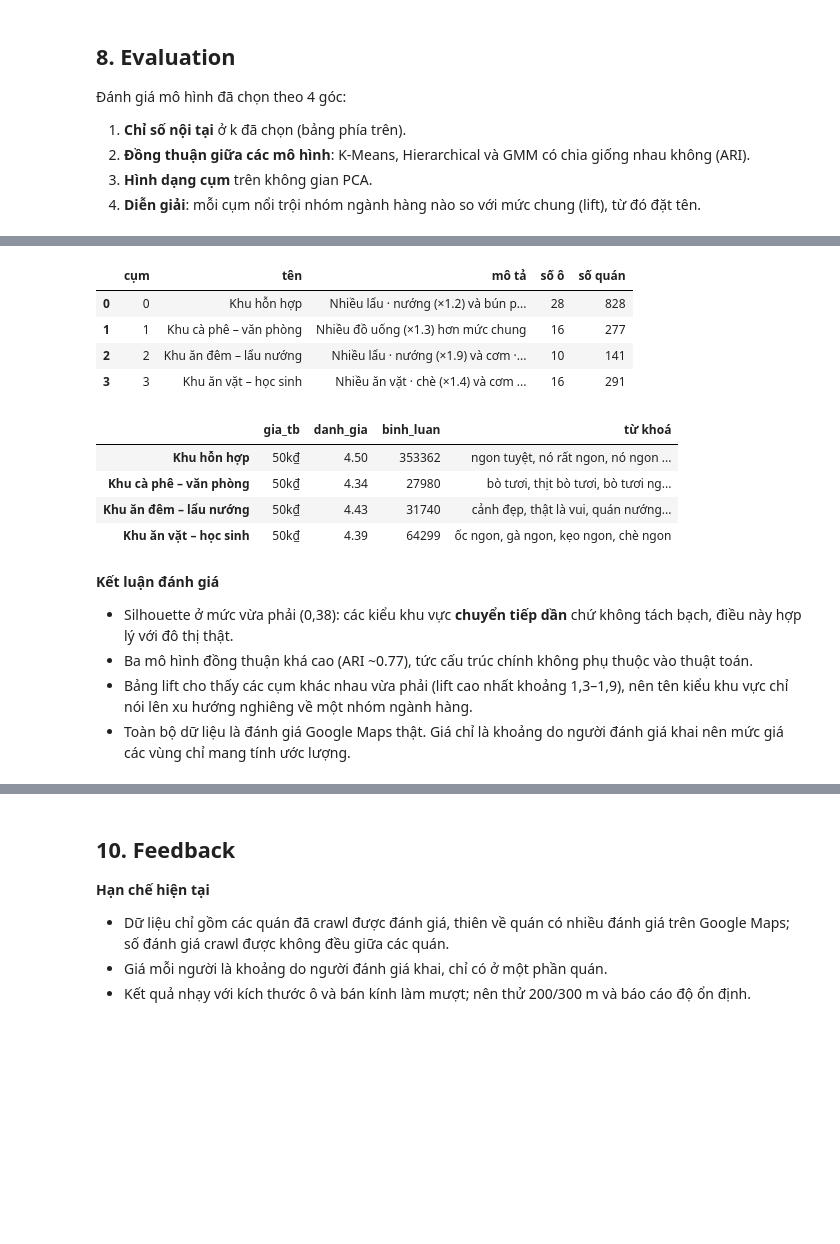
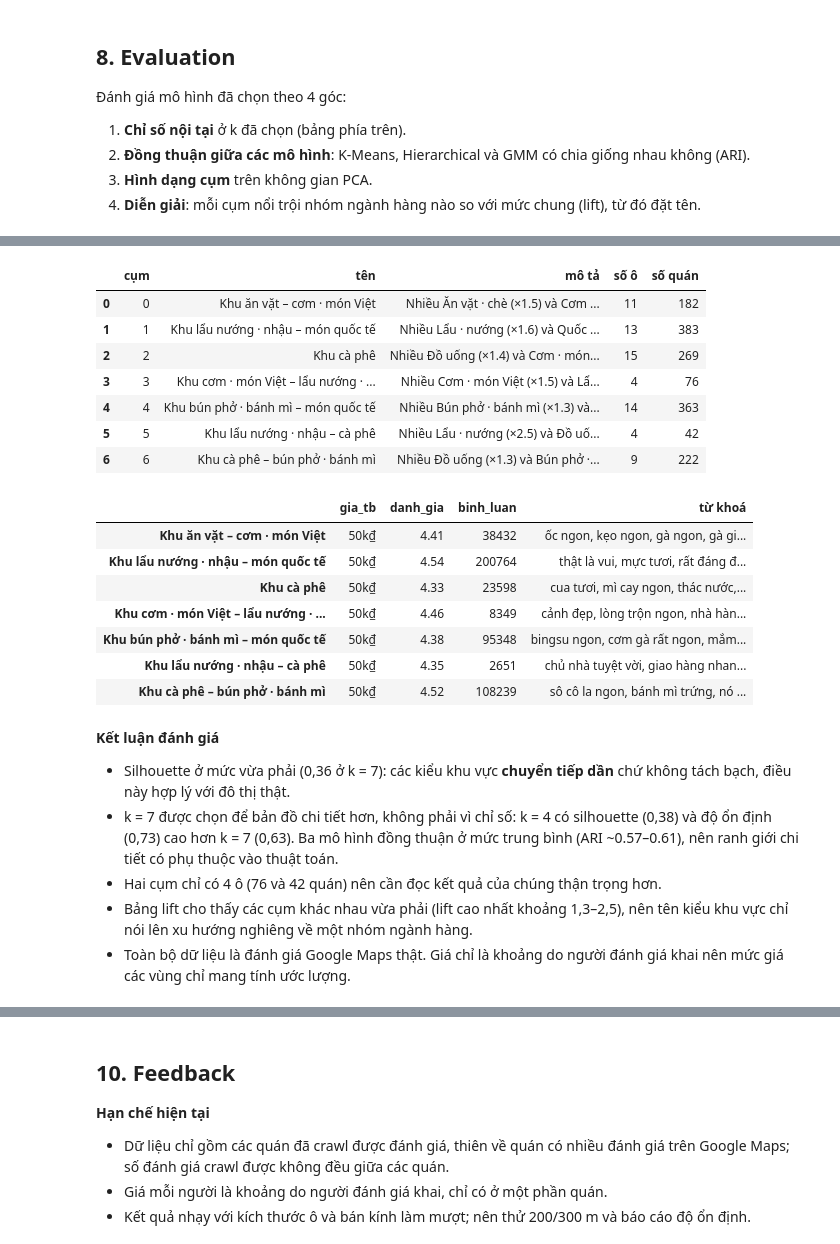
Before and after one commit to bngbtran/HaiChau-Hotspots, a Jupyter notebook: HaiChau_Hotspots.ipynb, the cells around one changed output, grey strips where cells are left out. Saved outputs shown, nothing was run; the diff lists cells and outputs as text; code cells hidden in the pictures; blank space fills up the shorter version.

```diff
--- a/HaiChau_Hotspots.ipynb
+++ b/HaiChau_Hotspots.ipynb
@@ -85,7 +87,7 @@ SEED = 501
 SRC_XLSX = DATA / "cleaned" / "data_cleaned.xlsx"
 USE = ["placeId", "title", "address", "neighborhood", "location/lat", "location/lng", "category", "categories", "totalScore", "reviewsCount",
        "permanentlyClosed", "temporarilyClosed", "stars", "publishedAtDate", "text", "textTranslated", "originalLanguage", "translatedLanguage",
-       "priceMin_vnd", "priceMax_vnd"]
+       "priceMin_vnd", "priceMax_vnd", "likesCount"]
 raw_reviews = pd.read_excel(SRC_XLSX, sheet_name="Data", usecols=USE, engine="openpyxl", keep_default_na=False, na_values=[""])
 
 stores_raw = (raw_reviews.drop_duplicates("placeId")
@@ -100,7 +102,7 @@ prices_raw = priced.groupby("placeId").agg(price_min=("priceMin_vnd", "median"),
 # Bình luận tiếng Việt: giữ nguyên bản tiếng Việt, tiếng khác dùng bản Google dịch sang tiếng Việt; không có bản tiếng Việt thì để trống
 vi_text = raw_reviews.text.where(raw_reviews.originalLanguage == "vi")
 reviews_raw = pd.DataFrame({
-    "storeId": raw_reviews.placeId, "rating": raw_reviews.stars,
+    "storeId": raw_reviews.placeId, "rating": raw_reviews.stars, "likes": raw_reviews.likesCount,
     "comment": raw_reviews.textTranslated.where(raw_reviews.translatedLanguage == "vi").fillna(vi_text),
     "created_at": (pd.to_datetime(raw_reviews.publishedAtDate) + pd.Timedelta(hours=7)).dt.date.astype(str),   # UTC sang giờ Việt Nam
 })
@@ -422,15 +424,13 @@ plt.tight_layout(); plt.show()
 # %%
 # Chọn mô hình và k:
 # - K-Means: ổn định và dễ giải thích nhất trong 3 mô hình (GMM dao động mạnh theo k).
-# - Mục tiêu ở bước 1 cần ít nhất 4 kiểu khu vực, nên xét k = 4…7 (k = 3 quá thô dù silhouette cao nhất).
-# - Chỉ giữ k có độ ổn định ≥ 0.5, rồi chọn k có tổng thứ hạng tốt nhất theo silhouette, Davies–Bouldin
-#   và độ ổn định; hoà thì chọn silhouette cao hơn.
+# - Nhóm chọn k = 7 để bản đồ chia khu vực chi tiết hơn và tách được vùng trung tâm thành các kiểu rõ nét.
+# - Đây là lựa chọn vì mục đích diễn giải, không phải k có chỉ số tốt nhất: bảng dưới để đối chiếu các k.
 METHOD = "K-Means"
-cand = scores[(scores.model == METHOD) & scores.k.between(4, 7) & (scores.stability >= .5)].copy()
-cand["rank_sum"] = (cand.silhouette.rank(ascending=False) + cand.davies_bouldin.rank()
-                    + cand.stability.rank(ascending=False))
-K = int(cand.sort_values(["rank_sum", "silhouette"], ascending=[True, False]).k.iloc[0])
-display(cand.round(3))
+K = 7
+km_scores = scores[scores.model == METHOD].set_index("k")
+assert km_scores.stability[K] >= .5, "k đã chọn không đủ ổn định"
+display(km_scores.round(3))
 label = labels[(METHOD, K)]
 print(f"Chọn {METHOD} với k = {K}")
 scores[scores.k == K].round(3)
@@ -497,35 +499,47 @@ plt.title("Lift: tỷ lệ nhóm ngành hàng trong cụm / tỷ lệ chung"); p
 # %%
-# Đặt tên tự động theo nhóm có lift cao nhất (mỗi tên chỉ dùng một lần), để chạy lại với dữ liệu mới vẫn ra tên hợp lý
-NAMES = {"cho_cua_hang": "Khu chợ truyền thống", "lau_nuong": "Khu ăn đêm – lẩu nướng", "quoc_te": "Khu du lịch – quốc tế",
-         "do_uong": "Khu cà phê – văn phòng", "com": "Khu văn phòng – cơm trưa", "an_sang": "Khu dân cư – ăn sáng",
-         "an_vat": "Khu ăn vặt – học sinh"}
+# Đặt tên theo đúng dữ liệu: 1–2 nhóm ngành hàng vượt mức chung nhiều nhất, để tên giải thích được bằng số liệu và tự đúng khi chạy lại
+NAME_OF = {"do_uong": "cà phê", "an_sang": "bún phở · bánh mì", "com": "cơm · món Việt", "an_vat": "ăn vặt",
+           "lau_nuong": "lẩu nướng · nhậu", "quoc_te": "món quốc tế", "cho_cua_hang": "chợ · cửa hàng"}
 MIN_LIFT = 1.15   # lift thấp hơn nghĩa là cơ cấu gần mức chung: gọi là khu hỗn hợp thay vì gán tên theo một nhóm
 MIN_SHARE = .05   # nhóm chiếm dưới 5% cụm thì lift cao chỉ là nhiễu của nhóm rất nhỏ, không dùng để đặt tên hay mô tả
-used, type_name = set(), {}
-for c in lift.max(1).sort_values(ascending=False).index:
-    for g in lift.loc[c].sort_values(ascending=False).index:
-        if NAMES[g] not in used and lift.loc[c, g] >= MIN_LIFT and prof.loc[c, g] >= MIN_SHARE:
-            type_name[c] = NAMES[g]; used.add(NAMES[g]); break
-    else:
-        type_name[c] = "Khu hỗn hợp"
+
+def top_groups(c):
+    top = lift.loc[c].sort_values(ascending=False)
+    return top[(top >= MIN_LIFT) & (prof.loc[c, top.index] >= MIN_SHARE)].head(2)
+
+type_name = {}
+for c in range(K):
+    name = "Khu " + " – ".join(NAME_OF[g] for g in top_groups(c).index) if len(top_groups(c)) else "Khu hỗn hợp"
+    n_same = sum(v.startswith(name) for v in type_name.values())
+    type_name[c] = f"{name} {n_same + 1}" if n_same else name
+
+def why_name(c):
+    # Số liệu giải thích tên, web tự trình bày: các nhóm làm nên tên và nhóm thấp hơn mức chung rõ nhất
+    top = [{"g": g, "share": round(float(prof.loc[c, g]), 4), "lift": round(float(v), 2)} for g, v in top_groups(c).items()]
+    low = lift.loc[c, city_share[city_share >= MIN_SHARE].index].idxmin()
+    below = {"g": low, "share": round(float(prof.loc[c, low]), 4), "lift": round(float(lift.loc[c, low]), 2)} if lift.loc[c, low] < 1 / MIN_LIFT else None
+    return {"top": top, "low": below}
 
 def describe(c):
     top = lift.loc[c].sort_values(ascending=False)
     top = top[(top > 1.05) & (prof.loc[c, top.index] >= MIN_SHARE)].head(2)
     if top.empty:
         return "Cơ cấu gần với mức chung của thành phố"
-    return "Nhiều " + " và ".join(f"{GROUPS[g][0].lower()} (×{v:.1f})" for g, v in top.items()) + " hơn mức chung"
+    return "Nhiều " + " và ".join(f"{GROUPS[g][0]} (×{v:.1f})" for g, v in top.items()) + " hơn mức chung"
 
 types = pd.DataFrame({"cụm": range(K), "tên": [type_name[c] for c in range(K)], "mô tả": [describe(c) for c in range(K)],
                       "số ô": [int((label == c).sum()) for c in range(K)],
                       "số quán": [int(raw[label == c].values.sum()) for c in range(K)]})
 types
 # %% [output]
 |  | cụm | tên | mô tả | số ô | số quán |
-| 0 | 0 | Khu hỗn hợp | Nhiều lẩu · nướng (×1.2) và bún p... | 28 | 828 |
-| 1 | 1 | Khu cà phê – văn phòng | Nhiều đồ uống (×1.3) hơn mức chung | 16 | 277 |
-| 2 | 2 | Khu ăn đêm – lẩu nướng | Nhiều lẩu · nướng (×1.9) và cơm ·... | 10 | 141 |
-| 3 | 3 | Khu ăn vặt – học sinh | Nhiều ăn vặt · chè (×1.4) và cơm ... | 16 | 291 |
+| 0 | 0 | Khu ăn vặt – cơm · món Việt | Nhiều Ăn vặt · chè (×1.5) và Cơm ... | 11 | 182 |
+| 1 | 1 | Khu lẩu nướng · nhậu – món quốc tế | Nhiều Lẩu · nướng (×1.6) và Quốc ... | 13 | 383 |
+| 2 | 2 | Khu cà phê | Nhiều Đồ uống (×1.4) và Cơm · món... | 15 | 269 |
+| 3 | 3 | Khu cơm · món Việt – lẩu nướng · ... | Nhiều Cơm · món Việt (×1.5) và Lẩ... | 4 | 76 |
+| 4 | 4 | Khu bún phở · bánh mì – món quốc tế | Nhiều Bún phở · bánh mì (×1.3) và... | 14 | 363 |
+| 5 | 5 | Khu lẩu nướng · nhậu – cà phê | Nhiều Lẩu · nướng (×2.5) và Đồ uố... | 4 | 42 |
+| 6 | 6 | Khu cà phê – bún phở · bánh mì | Nhiều Đồ uống (×1.3) và Bún phở ·... | 9 | 222 |
 # %%
 # Mô tả thêm bằng giá và bình luận (không dùng để phân cụm)
 cell_type = dict(zip(cells.cell, label))
@@ -562,15 +576,19 @@ prof_extra["gia_tb"] = (prof_extra.gia_tb / 1000).round(0).astype(int).astype(st
 prof_extra.round(2)
 # %% [output]
 |  | gia_tb | danh_gia | binh_luan | từ khoá |
-| Khu hỗn hợp | 50k₫ | 4.50 | 353362 | ngon tuyệt, nó rất ngon, nó ngon ... |
-| Khu cà phê – văn phòng | 50k₫ | 4.34 | 27980 | bò tươi, thịt bò tươi, bò tươi ng... |
-| Khu ăn đêm – lẩu nướng | 50k₫ | 4.43 | 31740 | cảnh đẹp, thật là vui, quán nướng... |
-| Khu ăn vặt – học sinh | 50k₫ | 4.39 | 64299 | ốc ngon, gà ngon, kẹo ngon, chè ngon |
+| Khu ăn vặt – cơm · món Việt | 50k₫ | 4.41 | 38432 | ốc ngon, kẹo ngon, gà ngon, gà gi... |
+| Khu lẩu nướng · nhậu – món quốc tế | 50k₫ | 4.54 | 200764 | thật là vui, mực tươi, rất đáng đ... |
+| Khu cà phê | 50k₫ | 4.33 | 23598 | cua tươi, mì cay ngon, thác nước,... |
+| Khu cơm · món Việt – lẩu nướng · ... | 50k₫ | 4.46 | 8349 | cảnh đẹp, lòng trộn ngon, nhà hàn... |
+| Khu bún phở · bánh mì – món quốc tế | 50k₫ | 4.38 | 95348 | bingsu ngon, cơm gà rất ngon, mắm... |
+| Khu lẩu nướng · nhậu – cà phê | 50k₫ | 4.35 | 2651 | chủ nhà tuyệt vời, giao hàng nhan... |
+| Khu cà phê – bún phở · bánh mì | 50k₫ | 4.52 | 108239 | sô cô la ngon, bánh mì trứng, nó ... |
 # %% [markdown]
 **Kết luận đánh giá**
-- Silhouette ở mức vừa phải (0,38): các kiểu khu vực **chuyển tiếp dần** chứ không tách bạch, điều này hợp lý với đô thị thật.
-- Ba mô hình đồng thuận khá cao (ARI ~0.77), tức cấu trúc chính không phụ thuộc vào thuật toán.
-- Bảng lift cho thấy các cụm khác nhau vừa phải (lift cao nhất khoảng 1,3–1,9), nên tên kiểu khu vực chỉ nói lên xu hướng nghiêng về một nhóm ngành hàng.
+- Silhouette ở mức vừa phải (0,36 ở k = 7): các kiểu khu vực **chuyển tiếp dần** chứ không tách bạch, điều này hợp lý với đô thị thật.
+- k = 7 được chọn để bản đồ chi tiết hơn, không phải vì chỉ số: k = 4 có silhouette (0,38) và độ ổn định (0,73) cao hơn k = 7 (0,63). Ba mô hình đồng thuận ở mức trung bình (ARI ~0.57–0.61), nên ranh giới chi tiết có phụ thuộc vào thuật toán.
+- Hai cụm chỉ có 4 ô (76 và 42 quán) nên cần đọc kết quả của chúng thận trọng hơn.
+- Bảng lift cho thấy các cụm khác nhau vừa phải (lift cao nhất khoảng 1,3–2,5), nên tên kiểu khu vực chỉ nói lên xu hướng nghiêng về một nhóm ngành hàng.
 - Toàn bộ dữ liệu là đánh giá Google Maps thật. Giá chỉ là khoảng do người đánh giá khai nên mức giá các vùng chỉ mang tính ước lượng.
 # %% [markdown]
 ## 9. Deployment
```
Also changed, not shown: parts of 8 cells of this notebook, 4 other files.
